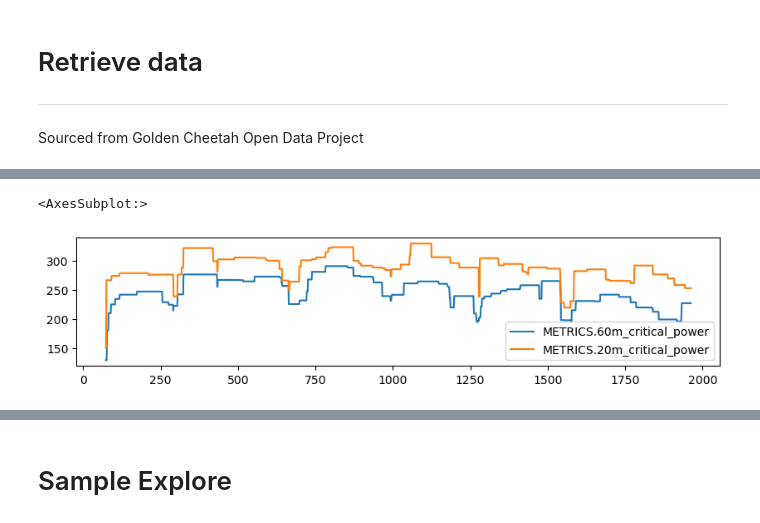
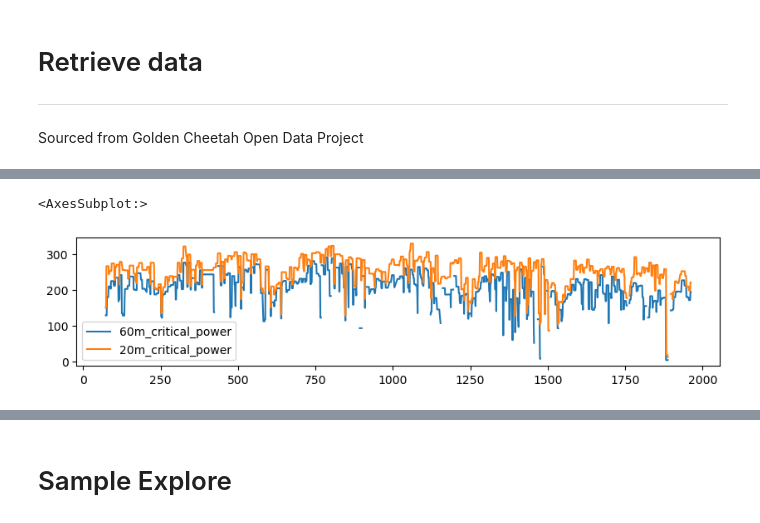
Before and after one commit to RyanAugust/TriNet, a Jupyter notebook: scaled_opendata/NET.ipynb, the cells around one changed output, grey strips where cells are left out. Cells and saved outputs as stored; diff of their text form; code cells hidden in the pictures.

```diff
--- a/scaled_opendata/NET.ipynb
+++ b/scaled_opendata/NET.ipynb
@@ -35,7 +36,6 @@ class open_dataset(object):
             summary_json = f.read()
         f.close()
         rides = json.loads(summary_json)['RIDES']
-        # ride_dict = summary_json['RIDES']
         df = pd.json_normalize(rides)
         if make_float:
             for col in df.columns.tolist():
@@ -44,12 +44,10 @@ class open_dataset(object):
                         df[col] = self._safe_convert(original_series=df[col], type_convert=float)
                     elif type(df[col].dropna().values[0]) == list:
                         try:
-                            print(col)
-                            df[col] = df[col].fillna('00')
                             df = pd.concat([df, self._safe_list_decompression(original_series=df[col], type_convert=float)], axis=1)
-                            del df[col]
+                            # del df[col]
                         except:
-                            print('--fail')
+                            print(f'{col}--fail')
                     else:
                         None
         return df
@@ -81,13 +79,17 @@ class open_dataset(object):
     @staticmethod
     def _safe_list_decompression(original_series: pd.Series,  type_convert: type) -> pd.DataFrame:
         metric_base_name = original_series.name
-        # def safe_split(val):
-        #     if type(val) == list:
-        #         return val[0], val[1]
-        #     else:
-        #         return 0, 0
-        # original_series.apply(lambda x: safe_split(x))
-        decompressed_df = pd.DataFrame(original_series.to_list(), columns=[f'{metric_base_name}_value','{metric_base_name}_duration'])
+        def safe_split(val):
+            if type(val) == list:
+                return float(val[0]), float(val[1])
+            elif type(val) == str:
+                return float(val)
+            else:
+                return 0, 0
+        decompressed_df = pd.DataFrame([original_series.apply(lambda x: safe_split(x))],columns=[f'{metric_base_name}_value',f'{metric_base_name}_duration'])
         return decompressed_df
 # %%
 od = open_dataset(root_dir)
+ov = od.get_athlete_summary(od.athlete_ids[2])
+ov.columns = [col.replace('METRICS.','') for col in ov.columns]
+l = ov[ov['sport'] == 'Bike']
@@ -116,5 +96,6 @@ l = ov[ov['sport'] == 'Bike']
 # %%
-l[['METRICS.60m_critical_power','METRICS.20m_critical_power']].rolling(window=60,min_periods=1).max().plot(figsize=(10,2))
+l[['60m_critical_power'
+,'20m_critical_power']].rolling(window=7,min_periods=1).max().plot(figsize=(10,2))
 # %% [output]
 <AxesSubplot:>
-[figure, old version]
+[figure, new version]
```
Also changed, not shown: parts of 23 cells of this notebook.
